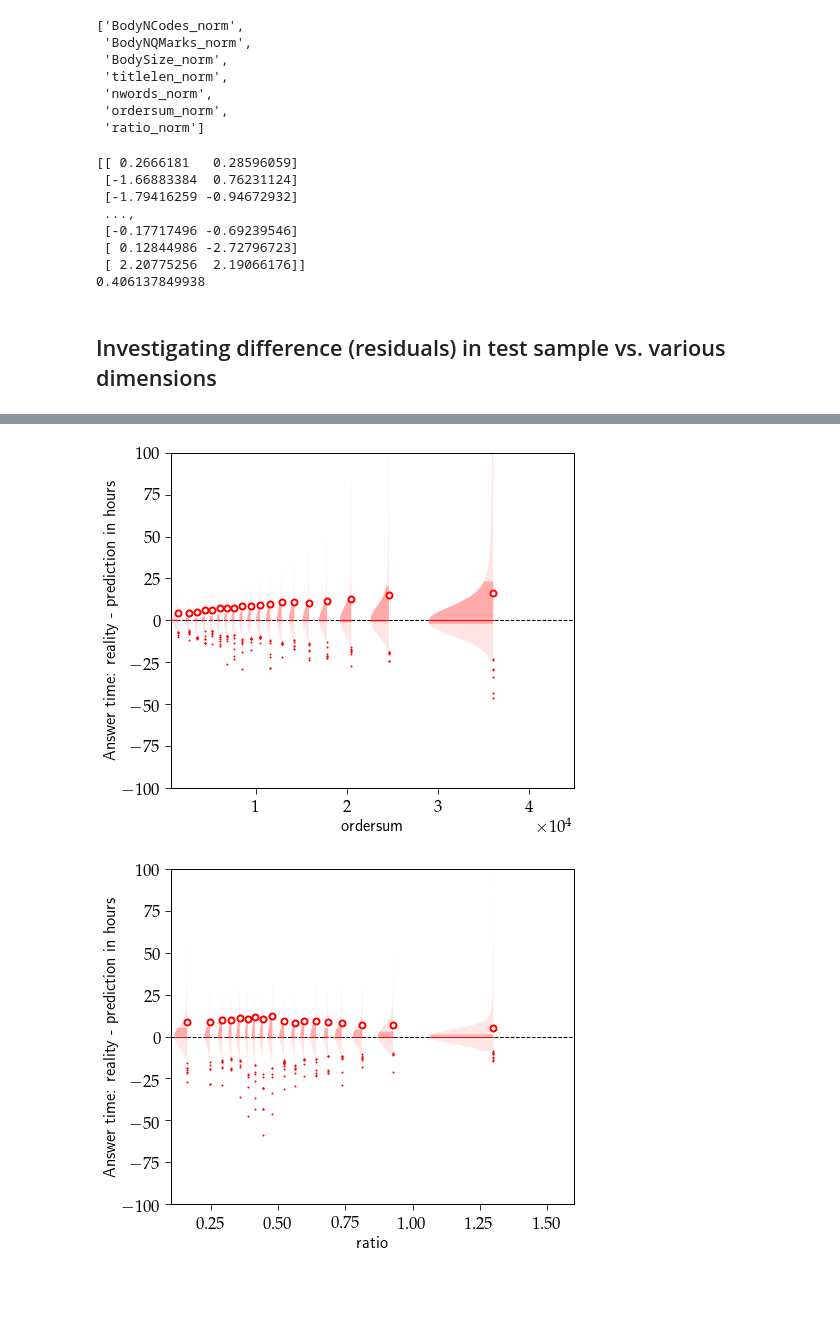
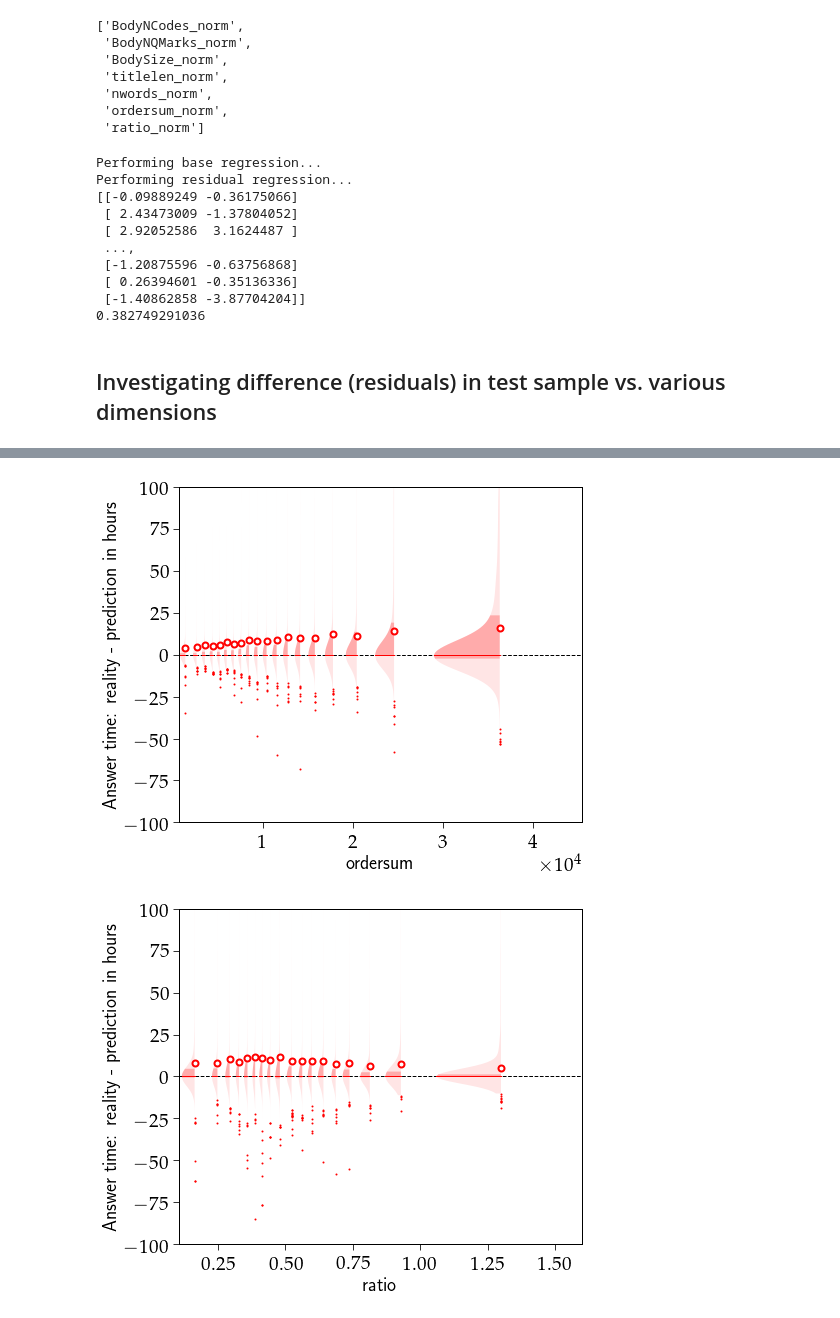
Before and after one commit to AkagiShigeru/incubator-overflow, a Jupyter notebook: stackoverflow-answer.ipynb, the cells around one changed output, grey strips where cells are left out. Drawn from its saved outputs; the diff is of its cells as text; code cells hidden in the pictures; blank space fills up the shorter version.

```diff
--- a/stackoverflow-answer.ipynb
+++ b/stackoverflow-answer.ipynb
@@ -218,7 +218,8 @@ pipe_feat_fct = lambda a: Pipeline([
          ("cst", ColumnSelectTransformer([col for col in qstrain.columns if "_norm" in col])),
          ("poly", PolynomialFeatures(degree=3)),
 #          ("ridge", Ridge(alpha=a, normalize=True))
-         ("ranforest", RandomForestRegressor(n_estimators=15))
+         ("multi", MultiModelRegressor(Ridge(alpha=a, normalize=True), RandomForestRegressor(n_estimators=10)))
+#          ("ranforest", RandomForestRegressor(n_estimators=15))
     ])
 
 pipe_feat = pipe_feat_fct(2)
@@ -239,12 +240,14 @@ print np.column_stack((pred, np.log(qstest[label])))
 # print pipe_feat.score(qstest, qstest[label])
 print pipe_feat.score(qstest, np.log(qstest[label]))
 # %% [output]
-[[ 0.2666181   0.28596059]
- [-1.66883384  0.76231124]
- [-1.79416259 -0.94672932]
+Performing base regression...
+Performing residual regression...
+[[-0.09889249 -0.36175066]
+ [ 2.43473009 -1.37804052]
+ [ 2.92052586  3.1624487 ]
  ...,
- [-0.17717496 -0.69239546]
- [ 0.12844986 -2.72796723]
- [ 2.20775256  2.19066176]]
-0.406137849938
+ [-1.20875596 -0.63756868]
+ [ 0.26394601 -0.35136336]
+ [-1.40862858 -3.87704204]]
+0.382749291036
 # %%
@@ -253,9 +257,11 @@ dill.dump(pipe_feat, open("pipe_feat.dill", "w"))
 pipe_feat = dill.load(open('pipe_feat.dill', 'r'))
 # %% [markdown]
 ## Investigating difference (residuals) in test sample vs. various dimensions
+# %%
+predtimes = np.e ** pred
 # %%
-cols = [col.replace("_norm", "") for col in qstrain.columns if "_norm" in col] + ["dt_accanswer_hour"]
-diff = qstest[label] - np.e ** pred
+cols = [col.replace("_norm", "") for col in qstrain.columns if "_norm" in col]
+diff = qstest[label] - predtimes
 
 for i, col in enumerate(cols):
     yquants = mquantiles(diff, prob=[0.05, 0.95])
@@ -279,2 +285,2 @@ for i, col in enumerate(cols):
-[figure, old version]
+[figure, new version]
-[figure, old version]
+[figure, new version]
```
Also changed, not shown: parts of 10 cells of this notebook, 1 other file.
